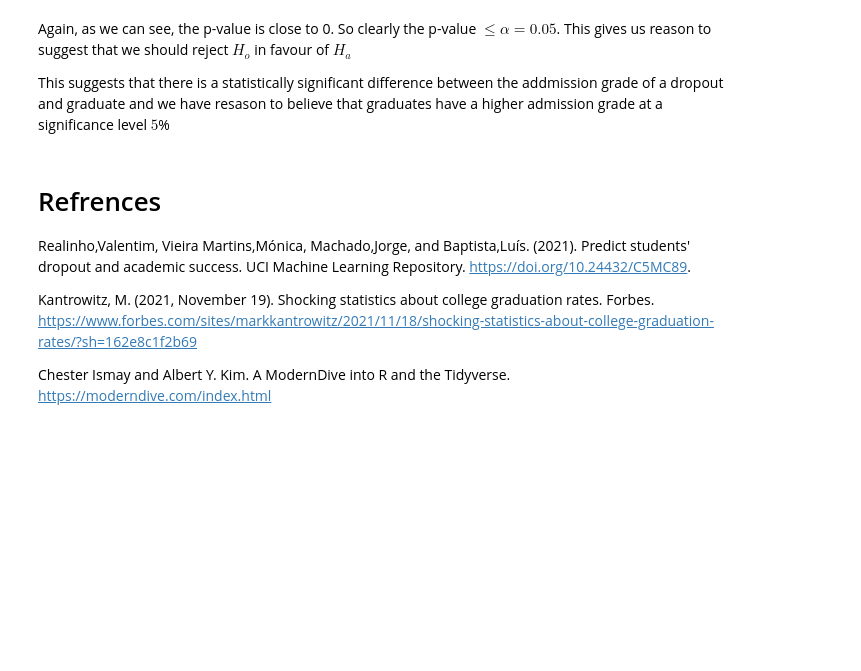
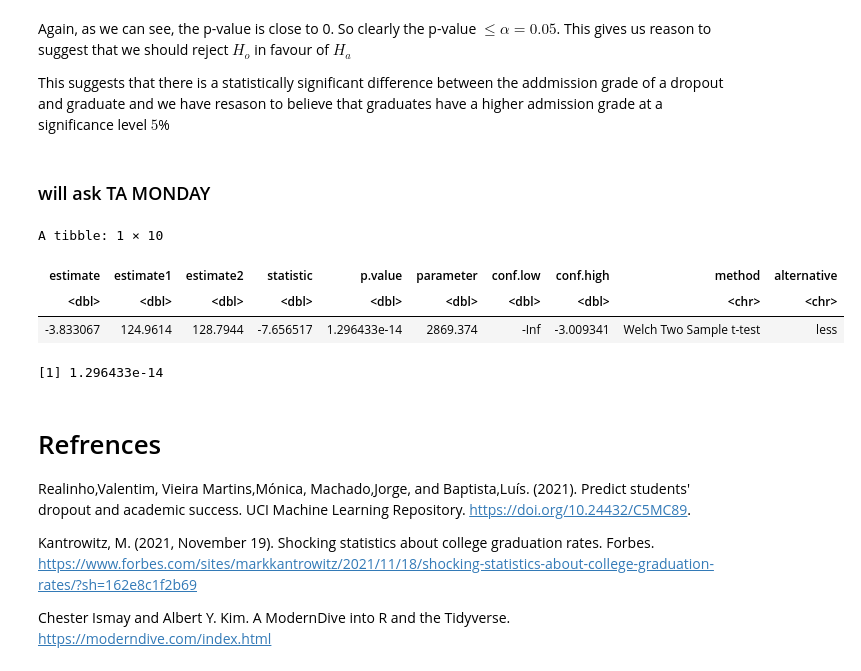
Before and after one commit to yui-ubc/stat-201-2023w1-group-20, a Jupyter notebook: finalProject.ipynb, the cells around one changed output. Cells and saved outputs as stored; diff of their text form; code cells hidden in the pictures; blank space fills up the shorter version.

```diff
--- a/finalProject.ipynb
+++ b/finalProject.ipynb
@@ -245,6 +245,48 @@ p-value: 9.552137e-15
 Again, as we can see, the p-value is close to 0. So clearly the p-value $\le \alpha = 0.05$. This gives us reason to suggest that we should reject $H_o$ in favour of $H_a$
 
 This suggests that there is a statistically significant difference between the addmission grade of a dropout and graduate and we have resason to believe that graduates have a higher admission grade at a significance level $5$%
+# %% [markdown]
+### will ask TA MONDAY
+# %%
+drop <- dropout_pop %>%
+    filter(Student_Status == "Dropout")
+grad <- dropout_pop %>%
+    filter(Student_Status == "Graduate")
+
+test_t_test <-
+    broom::tidy(
+        t.test(x = drop$Admission_Grade,
+               y = grad$Admission_Grade,
+               alternative = "less"))
+
+test_t_test
+
+group_d <- filter(dropout_pop, Student_Status == "Dropout")$Admission_Grade
+group_g <- filter(dropout_pop, Student_Status == "Graduate")$Admission_Grade
+
+mean_d <- mean(group_d)
+mean_g <- mean(group_g)
+sd_d <- sd(group_d)
+sd_g <- sd(group_g)
+n_d <- length(group_d)
+n_g <- length(group_g)
+
+
+# Two-sample z-test
+t_value <- (mean_d - mean_g) / sqrt((sd_d^2 / n_d) + (sd_g^2 / n_g))
+
+# degrees of freedom
+freedom <- ((sd_d^2/n_d)+(sd_g^2/n_g))^2/((sd_d^4/(n_d^2*(n_d-1)))+(sd_g^4/(n_g^2*(n_g-1))))
+
+# t-test
+p_val_t <- pt(t_value, df = freedom)
+p_val_t
+# %% [output]
+A tibble: 1 × 10
+| estimate | estimate1 | estimate2 | statistic | p.value | parameter | conf.low | conf.high | method | alternative |
+| <dbl> | <dbl> | <dbl> | <dbl> | <dbl> | <dbl> | <dbl> | <dbl> | <chr> | <chr> |
+| -3.833067 | 124.9614 | 128.7944 | -7.656517 | 1.296433e-14 | 2869.374 | -Inf | -3.009341 | Welch Two Sample t-test | less |
+[1] 1.296433e-14
 # %% [markdown]
 # Refrences
 
```
